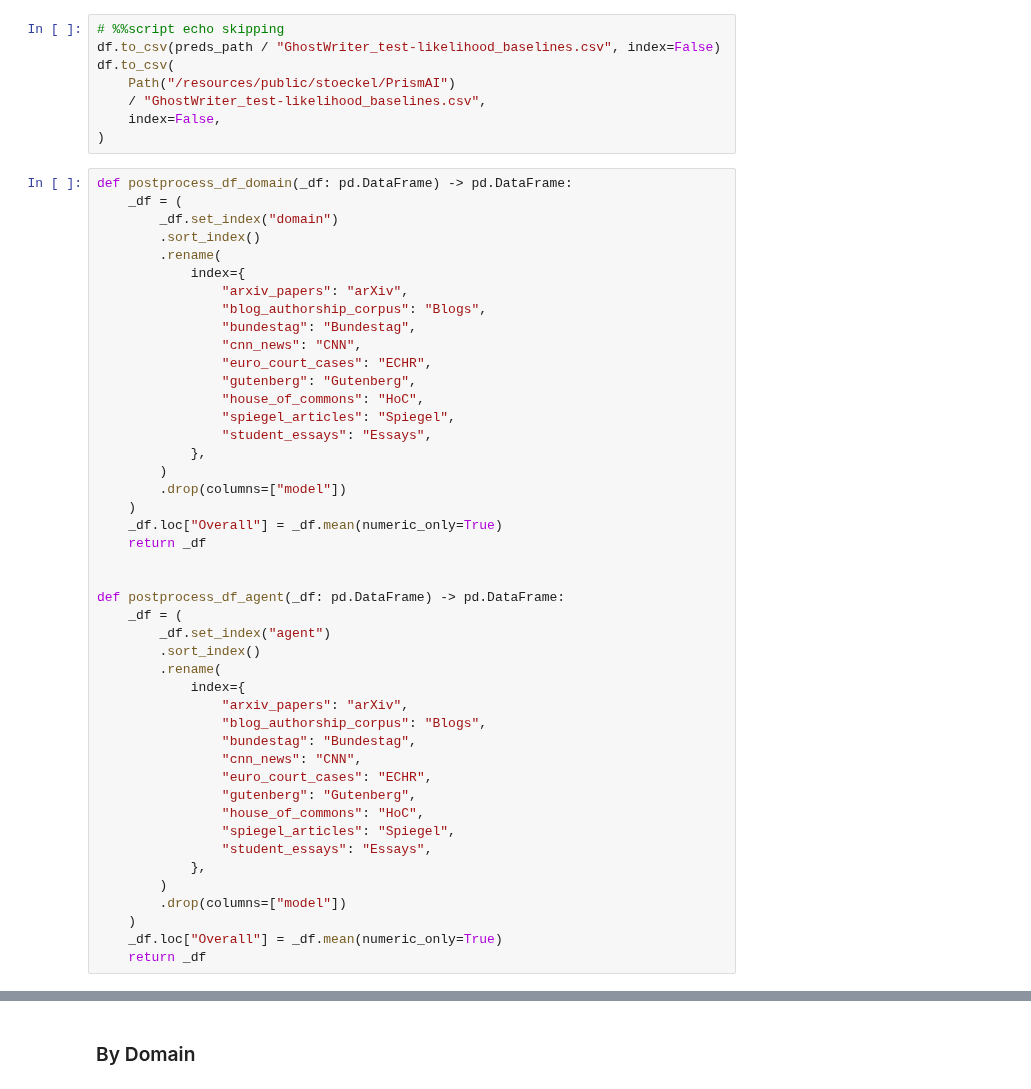
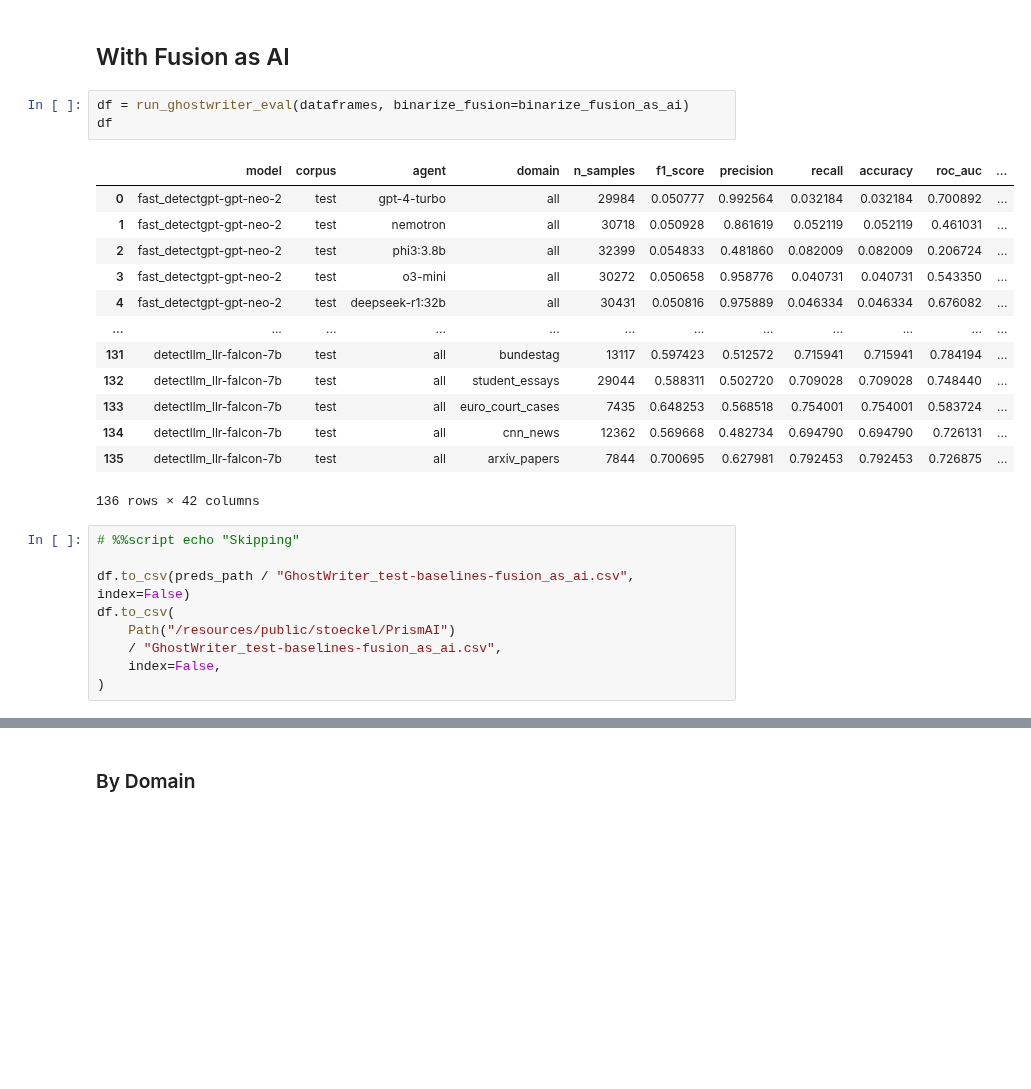
Before and after one commit to TheItCrOw/PrismAI, a Jupyter notebook: src/lrec_2026-GhostWriter-baselines-eval.ipynb, the cells around one changed output, grey strips where cells are left out. Drawn from its saved outputs; the diff is of its cells as text; blank space fills up the shorter version.

```diff
--- a/src/lrec_2026-GhostWriter-baselines-eval.ipynb
+++ b/src/lrec_2026-GhostWriter-baselines-eval.ipynb
@@ -127,53 +201,28 @@ df
+# %% [markdown]
+## With Fusion as AI
+# %%
+df = run_ghostwriter_eval(dataframes, binarize_fusion=binarize_fusion_as_ai)
+df
+# %% [output]
+|  | model | corpus | agent | domain | n_samples | f1_score | precision | recall | accuracy | roc_auc | ... |
+| 0 | fast_detectgpt-gpt-neo-2 | test | gpt-4-turbo | all | 29984 | 0.050777 | 0.992564 | 0.032184 | 0.032184 | 0.700892 | ... |
+| 1 | fast_detectgpt-gpt-neo-2 | test | nemotron | all | 30718 | 0.050928 | 0.861619 | 0.052119 | 0.052119 | 0.461031 | ... |
+| 2 | fast_detectgpt-gpt-neo-2 | test | phi3:3.8b | all | 32399 | 0.054833 | 0.481860 | 0.082009 | 0.082009 | 0.206724 | ... |
+| 3 | fast_detectgpt-gpt-neo-2 | test | o3-mini | all | 30272 | 0.050658 | 0.958776 | 0.040731 | 0.040731 | 0.543350 | ... |
+| 4 | fast_detectgpt-gpt-neo-2 | test | deepseek-r1:32b | all | 30431 | 0.050816 | 0.975889 | 0.046334 | 0.046334 | 0.676082 | ... |
+| ... | ... | ... | ... | ... | ... | ... | ... | ... | ... | ... | ... |
+| 131 | detectllm_llr-falcon-7b | test | all | bundestag | 13117 | 0.597423 | 0.512572 | 0.715941 | 0.715941 | 0.784194 | ... |
+| 132 | detectllm_llr-falcon-7b | test | all | student_essays | 29044 | 0.588311 | 0.502720 | 0.709028 | 0.709028 | 0.748440 | ... |
+| 133 | detectllm_llr-falcon-7b | test | all | euro_court_cases | 7435 | 0.648253 | 0.568518 | 0.754001 | 0.754001 | 0.583724 | ... |
+| 134 | detectllm_llr-falcon-7b | test | all | cnn_news | 12362 | 0.569668 | 0.482734 | 0.694790 | 0.694790 | 0.726131 | ... |
+| 135 | detectllm_llr-falcon-7b | test | all | arxiv_papers | 7844 | 0.700695 | 0.627981 | 0.792453 | 0.792453 | 0.726875 | ... |
+136 rows × 42 columns
 # %%
-# %%script echo skipping
-df.to_csv(preds_path / "GhostWriter_test-likelihood_baselines.csv", index=False)
+# %%script echo "Skipping"
+
+df.to_csv(preds_path / "GhostWriter_test-baselines-fusion_as_ai.csv", index=False)
 df.to_csv(
     Path("/resources/public/stoeckel/PrismAI")
-    / "GhostWriter_test-likelihood_baselines.csv",
+    / "GhostWriter_test-baselines-fusion_as_ai.csv",
     index=False,
 )
-# %%
-def postprocess_df_domain(_df: pd.DataFrame) -> pd.DataFrame:
-    _df = (
-        _df.set_index("domain")
-        .sort_index()
-        .rename(
-            index={
-                "arxiv_papers": "arXiv",
-                "blog_authorship_corpus": "Blogs",
-                "bundestag": "Bundestag",
-                "cnn_news": "CNN",
-                "euro_court_cases": "ECHR",
-                "gutenberg": "Gutenberg",
-                "house_of_commons": "HoC",
-                "spiegel_articles": "Spiegel",
-                "student_essays": "Essays",
-            },
-        )
-        .drop(columns=["model"])
-    )
-    _df.loc["Overall"] = _df.mean(numeric_only=True)
-    return _df
-
-
-def postprocess_df_agent(_df: pd.DataFrame) -> pd.DataFrame:
-    _df = (
-        _df.set_index("agent")
-        .sort_index()
-        .rename(
-            index={
-                "arxiv_papers": "arXiv",
-                "blog_authorship_corpus": "Blogs",
-                "bundestag": "Bundestag",
-                "cnn_news": "CNN",
-                "euro_court_cases": "ECHR",
-                "gutenberg": "Gutenberg",
-                "house_of_commons": "HoC",
-                "spiegel_articles": "Spiegel",
-                "student_essays": "Essays",
-            },
-        )
-        .drop(columns=["model"])
-    )
-    _df.loc["Overall"] = _df.mean(numeric_only=True)
-    return _df
```
Also changed, not shown: parts of 39 cells of this notebook.
